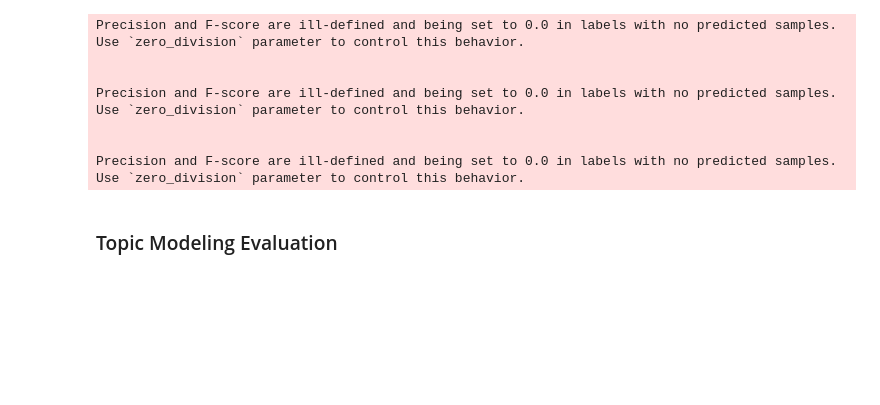
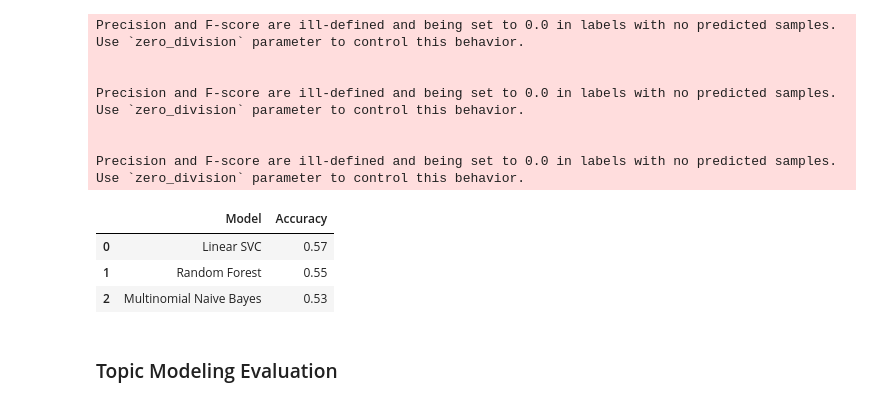
Before and after one commit to RenettaNelson/ADS-509---Applied-Text-Mining---Team-1, a Jupyter notebook: FinalProject_Team1_JU.ipynb, the cells around one changed output. Drawn from its saved outputs; the diff is of its cells as text; code cells hidden in the pictures; blank space fills up the shorter version.

Commit message:
Model Evaluation Updated

```diff
--- a/FinalProject_Team1_JU.ipynb
+++ b/FinalProject_Team1_JU.ipynb
@@ -838,6 +838,8 @@ Topics seems to have overlapping themes/words.
 # %%
 SVC_predicted = pipe.predict(list(X_test))
 print(metrics.classification_report(list(y_test), SVC_predicted))
+
+SVC_accuracy = accuracy_score(list(y_test), SVC_predicted)
 # %% [output]
               precision    recall  f1-score   support
 
@@ -861,6 +863,7 @@ Precision and F-score are ill-defined and being set to 0.0 in labels with no pre
 # %%
 RFC_predicted = pipe_2.predict(list(X_test))
 print(metrics.classification_report(list(y_test), RFC_predicted))
+RFC_accuracy = accuracy_score(list(y_test), RFC_predicted)
 # %% [output]
               precision    recall  f1-score   support
 
@@ -884,6 +887,7 @@ Precision and F-score are ill-defined and being set to 0.0 in labels with no pre
 # %%
 NB_predicted = pipe_3.predict(list(X_test))
 print(metrics.classification_report(list(y_test), NB_predicted))
+NB_accuracy = accuracy_score(list(y_test), NB_predicted)
 # %% [output]
               precision    recall  f1-score   support
 
@@ -902,3 +906,14 @@ Precision and F-score are ill-defined and being set to 0.0 in labels with no pre
 
 
 Precision and F-score are ill-defined and being set to 0.0 in labels with no predicted samples. Use `zero_division` parameter to control this behavior.
+# %%
+Model_Eval = {'Model': ['Linear SVC', 'Random Forest', 'Multinomial Naive Bayes'], 'Accuracy': [SVC_accuracy, RFC_accuracy, NB_accuracy]}
+
+Model_Eval = pd.DataFrame(Model_Eval)
+Model_Eval.Accuracy = Model_Eval.Accuracy.round(2)
+Model_Eval
+# %% [output]
+|  | Model | Accuracy |
+| 0 | Linear SVC | 0.57 |
+| 1 | Random Forest | 0.55 |
+| 2 | Multinomial Naive Bayes | 0.53 |
```
Also changed, not shown: parts of 2 cells of this notebook.
